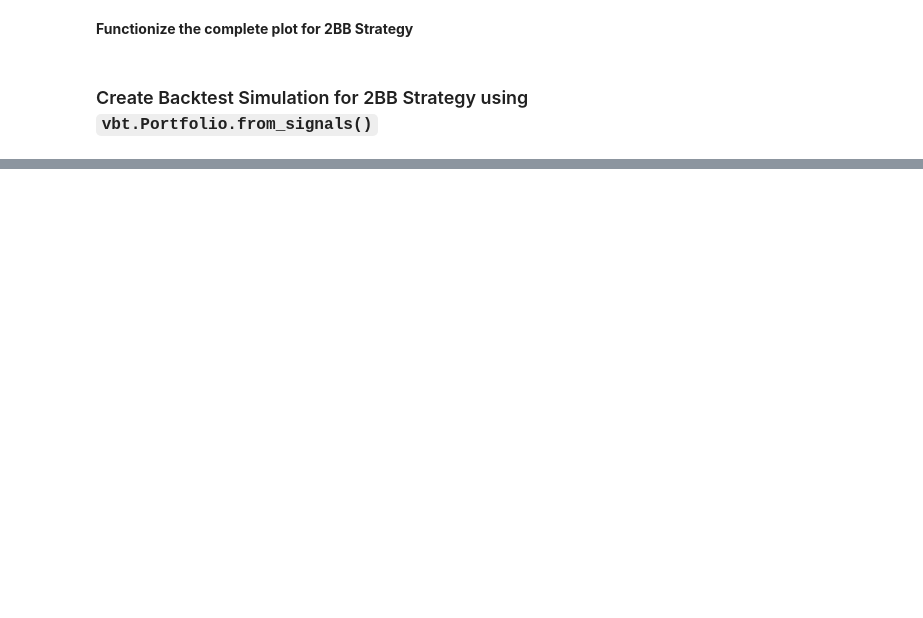
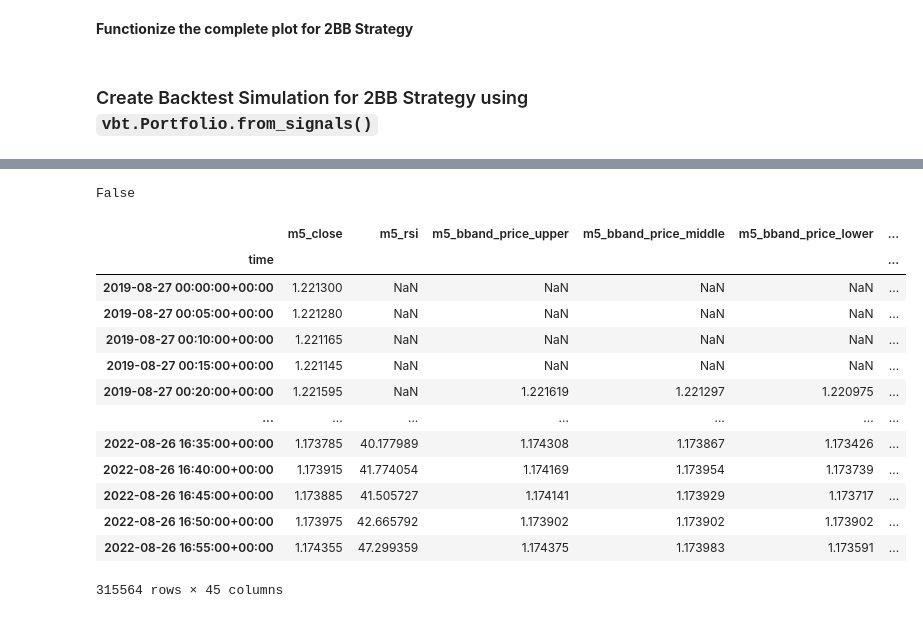
Before and after one commit to webclinic017/vbtpro_tuts_private, a Jupyter notebook: 1. Comprehensive_VectorBT_Basics_with_2BB_Strategy/Comprehensive_VectorBT_Basics.ipynb, the cells around one changed output, grey strips where cells are left out. Drawn from its saved outputs; the diff is of its cells as text; code cells hidden in the pictures; blank space fills up the shorter version.

```diff
--- a/1. Comprehensive_VectorBT_Basics_with_2BB_Strategy/Comprehensive_VectorBT_Basics.ipynb
+++ b/1. Comprehensive_VectorBT_Basics_with_2BB_Strategy/Comprehensive_VectorBT_Basics.ipynb
@@ -480,0 +810,3 @@ pf_2_bb_custom.trades.records_readable.PnL.cumsum().plot()
+# %%
+pnl_series = pf_2_bb_custom.trades.pnl.to_pd()
+pnl_series[pnl_series.notna()]
@@ -480,0 +827,6 @@ pf_2_bb_custom.trades.records_readable.PnL.cumsum().plot()
+# %%
+signal = mtf_df['signal'].copy()
+signal.loc[clean_long_entries] = 2
+signal.loc[clean_long_exits] = 1
+signal.loc[clean_short_entries] = -2
+signal.loc[clean_short_exits] = -1
@@ -480,0 +865,24 @@ pf_2_bb_custom.trades.records_readable.PnL.cumsum().plot()
+# %%
+mtf_df['cleaned_signal'] = signal
+# %%
+mtf_df["signal"].equals(mtf_df['cleaned_signal'])
+# %% [output]
+False
+# %%
+mtf_df["pnl"] = pnl_series
+mtf_df
+# %% [output]
+|  | m5_close | m5_rsi | m5_bband_price_upper | m5_bband_price_middle | m5_bband_price_lower | ... |
+| time |  |  |  |  |  | ... |
+| 2019-08-27 00:00:00+00:00 | 1.221300 | NaN | NaN | NaN | NaN | ... |
+| 2019-08-27 00:05:00+00:00 | 1.221280 | NaN | NaN | NaN | NaN | ... |
+| 2019-08-27 00:10:00+00:00 | 1.221165 | NaN | NaN | NaN | NaN | ... |
+| 2019-08-27 00:15:00+00:00 | 1.221145 | NaN | NaN | NaN | NaN | ... |
+| 2019-08-27 00:20:00+00:00 | 1.221595 | NaN | 1.221619 | 1.221297 | 1.220975 | ... |
+| ... | ... | ... | ... | ... | ... | ... |
+| 2022-08-26 16:35:00+00:00 | 1.173785 | 40.177989 | 1.174308 | 1.173867 | 1.173426 | ... |
+| 2022-08-26 16:40:00+00:00 | 1.173915 | 41.774054 | 1.174169 | 1.173954 | 1.173739 | ... |
+| 2022-08-26 16:45:00+00:00 | 1.173885 | 41.505727 | 1.174141 | 1.173929 | 1.173717 | ... |
+| 2022-08-26 16:50:00+00:00 | 1.173975 | 42.665792 | 1.173902 | 1.173902 | 1.173902 | ... |
+| 2022-08-26 16:55:00+00:00 | 1.174355 | 47.299359 | 1.174375 | 1.173983 | 1.173591 | ... |
+315564 rows × 45 columns
```
Also changed, not shown: parts of 49 cells of this notebook, 1 other file.
